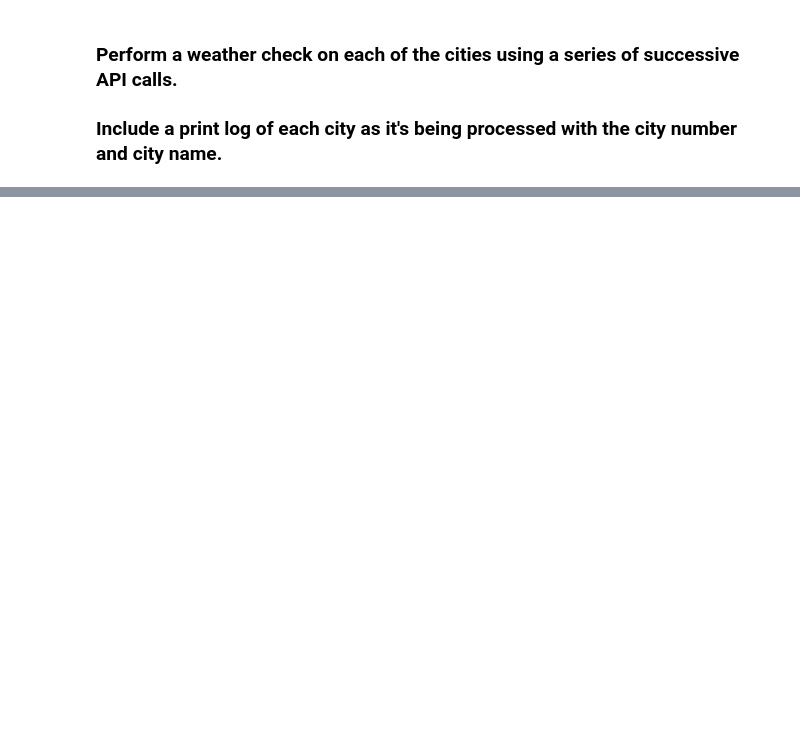
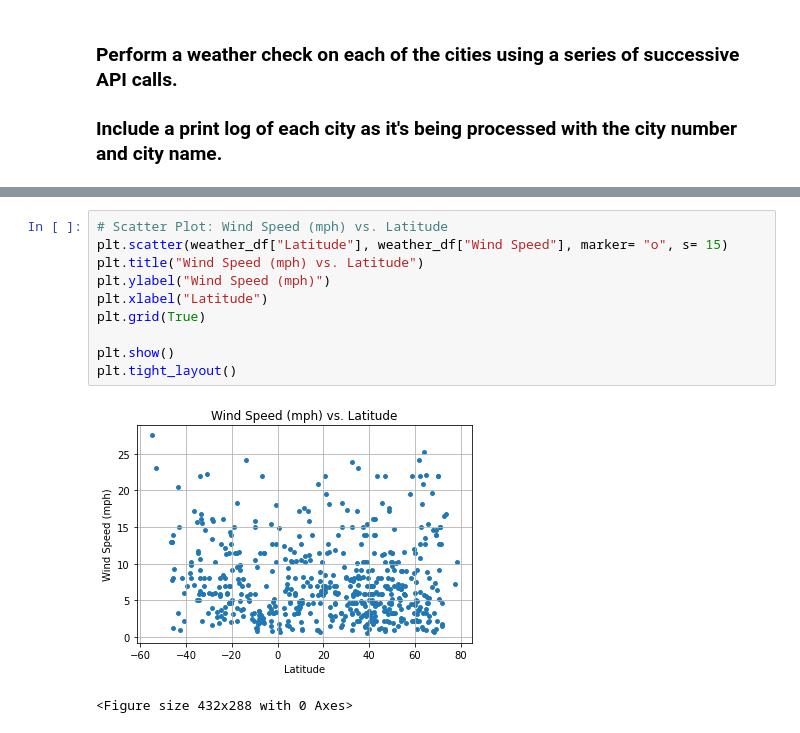
Before and after one commit to eliot1335/python-api-challenge, a Jupyter notebook: WeatherPy/WeatherPy.ipynb, the cells around one changed output, grey strips where cells are left out. Drawn from its saved outputs; the diff is of its cells as text; blank space fills up the shorter version.

```diff
--- a/WeatherPy/WeatherPy.ipynb
+++ b/WeatherPy/WeatherPy.ipynb
@@ -116,0 +181,13 @@ City not available, skipping
+# %%
+# Scatter Plot: Wind Speed (mph) vs. Latitude
+plt.scatter(weather_df["Latitude"], weather_df["Wind Speed"], marker= "o", s= 15)
+plt.title("Wind Speed (mph) vs. Latitude")
+plt.ylabel("Wind Speed (mph)")
+plt.xlabel("Latitude")
+plt.grid(True)
+
+plt.show()
+plt.tight_layout()
+# %% [output]
+[figure, added]
+<Figure size 432x288 with 0 Axes>
```
Also changed, not shown: parts of 6 cells of this notebook.
